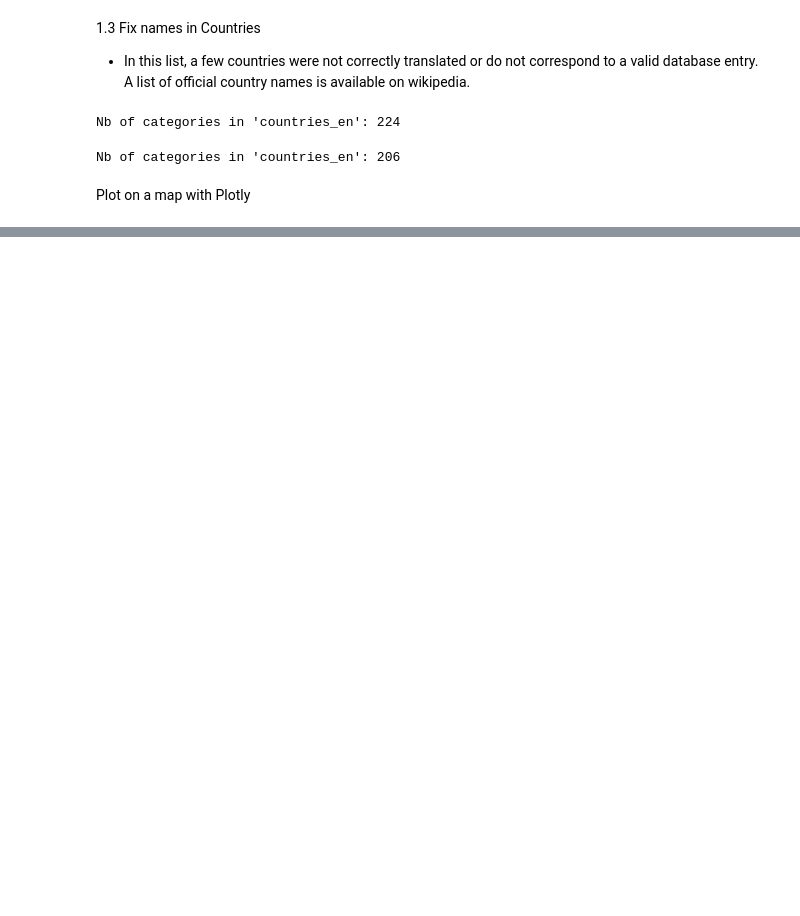
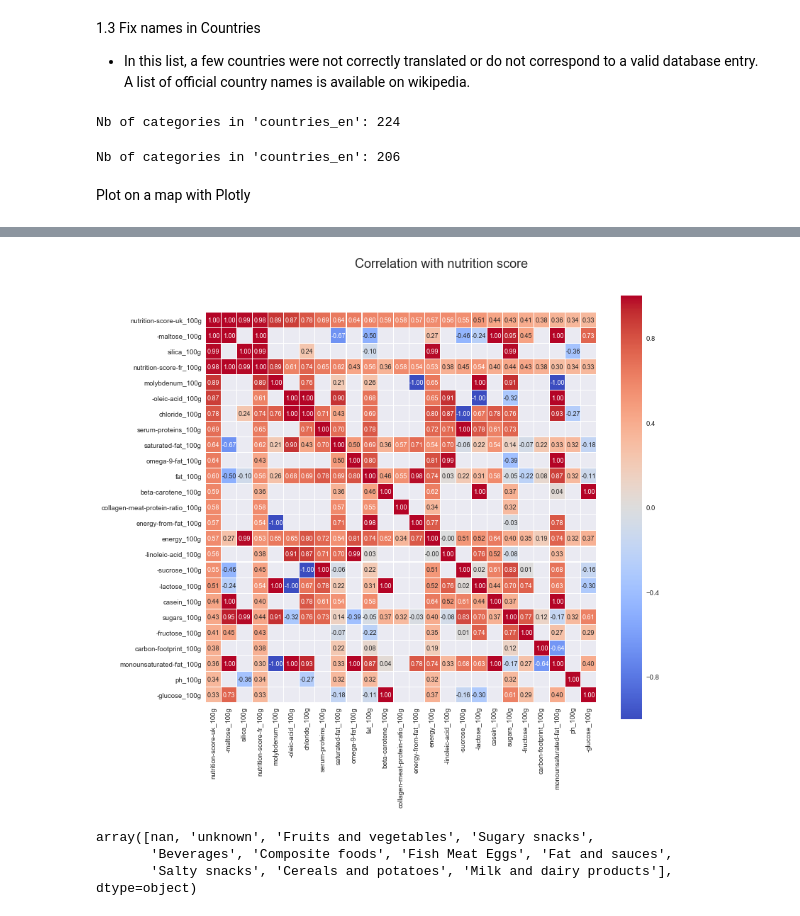
Before and after one commit to jazzyjzou/ml_team, a Jupyter notebook: ml_final.ipynb, the cells around one changed output, grey strips where cells are left out. Drawn from its saved outputs; the diff is of its cells as text; code cells hidden in the pictures; blank space fills up the shorter version.

```diff
--- a/ml_final.ipynb
+++ b/ml_final.ipynb
@@ -207,0 +290,10 @@ iplot(choromap, validate=False)
+# %%
+corresp = dict()
+corresp['cereals-and-potatoes']  = 'Cereals and potatoes'
+corresp['fruits-and-vegetables'] = 'Fruits and vegetables'
+corresp['sugary-snacks'] = 'Sugary snacks'
+corresp['salty-snacks'] = 'Salty snacks'
+# %%
+df_new['pnns_groups_1'] = df_new['pnns_groups_1'].replace(corresp)
+pnns_group1_keys = count_words(df_new, 'pnns_groups_1')
+pnns_group1_keys
@@ -207,0 +358,20 @@ iplot(choromap, validate=False)
+# %%
+#heatmap of correlation with nutrition score
+sns.set(context="paper", font_scale = 1.2)
+corrmat = df_new.corr()
+f, ax = plt.subplots(figsize=(11, 11))
+cols = corrmat.nlargest(25, 'nutrition-score-uk_100g')['nutrition-score-uk_100g'].index
+cm = corrmat.loc[cols, cols]
+hm = sns.heatmap(cm, cbar=True, annot=True, square=True,
+                 fmt='.2f', annot_kws={'size': 9}, linewidth = 0.1, cmap = 'coolwarm',
+                 yticklabels=cols.values, xticklabels=cols.values)
+f.text(0.5, 0.93, "Correlation with nutrition score", ha='center', fontsize = 18)
+plt.show()
+# %% [output]
+[figure, added]
+# %%
+df_new['pnns_groups_1'].unique()
+# %% [output]
+array([nan, 'unknown', 'Fruits and vegetables', 'Sugary snacks',
+       'Beverages', 'Composite foods', 'Fish Meat Eggs', 'Fat and sauces',
+       'Salty snacks', 'Cereals and potatoes', 'Milk and dairy products'], dtype=object)
```
Also changed, not shown: parts of 20 cells of this notebook.
